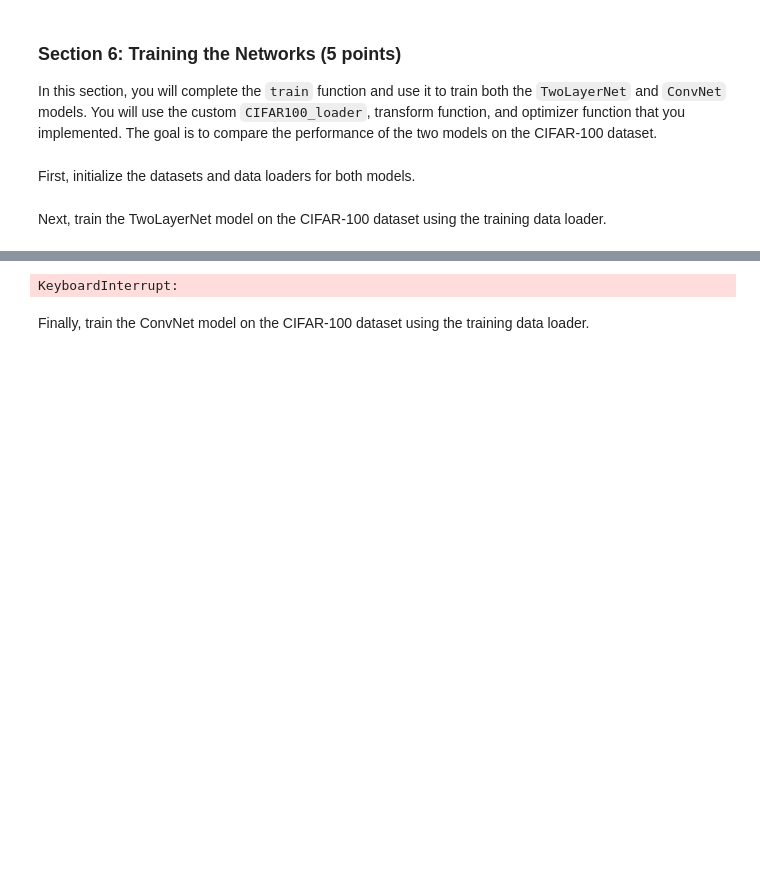
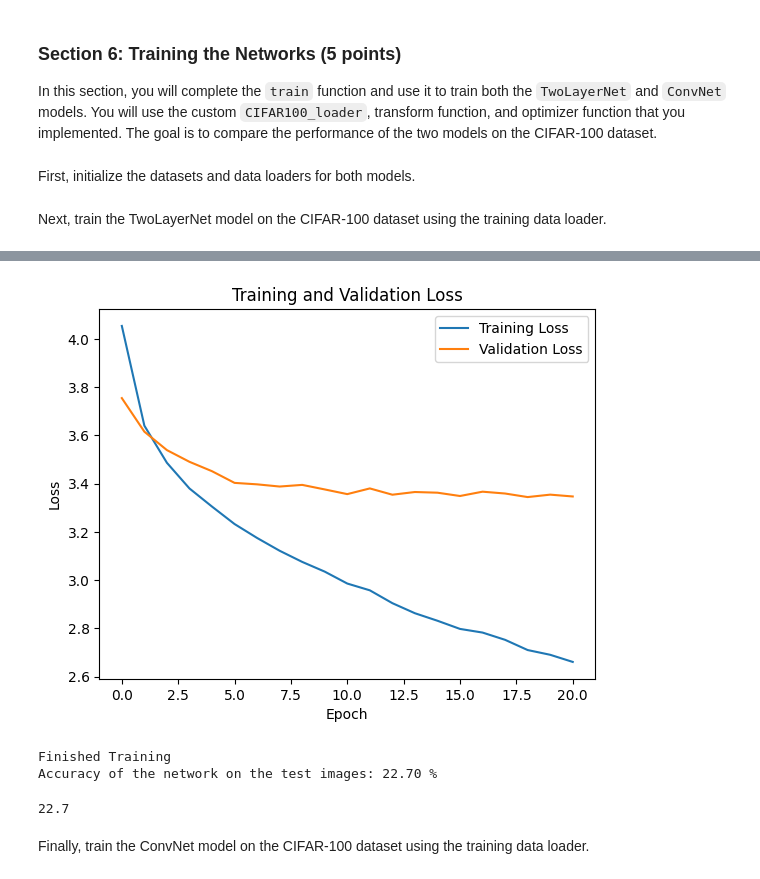
Before and after one commit to chaosido/cv1, a Jupyter notebook: final-lab/cv1-final-lab-part-2.ipynb, the cells around one changed output, grey strips where cells are left out. Cells and saved outputs as stored; diff of their text form; code cells hidden in the pictures; blank space fills up the shorter version.

```diff
--- a/final-lab/cv1-final-lab-part-2.ipynb
+++ b/final-lab/cv1-final-lab-part-2.ipynb
@@ -455,7 +454,7 @@ def create_transforms(stats): #stats is the mean and average of the respective d
 
     return transform
 # %%
-def create_optimizer(model, learning_rate=0.001):
+def create_optimizer(model, learning_rate=0.001, method = 'Adam', weight_decay = 0):
     '''
     Creates an optimizer for the model.
 
@@ -468,7 +467,12 @@ def create_optimizer(model, learning_rate=0.001):
     '''
 
     # YOUR CODE HERE
-    return optim.Adam(model.parameters(), lr=learning_rate)
+    if method == 'Adam':
+        return optim.Adam(model.parameters(), lr=learning_rate, weight_decay=weight_decay)
+    if method == 'SGD':
+        return torch.optim.SGD(model.parameters(), lr=learning_rate, weight_decay=weight_decay)
+    else:
+        return None
 # %% [markdown]
 <a id="section-6"></a>
 ### **Section 6: Training the Networks (5 points)**
@@ -492,6 +496,7 @@ def validate(net, testloader):
 
     # Determine the device to run the model on
     device = torch.device("cuda" if torch.cuda.is_available() else "cpu")
+    net.to(device)
     correct, total = 0, 0
 
     # Disable gradient computation
@@ -641,9 +647,10 @@ def train(net, train_loader, validation_loader, criterion, optimizer, model_name
 # %% [markdown]
 First, initialize the datasets and data loaders for both models.
 # %%
+# YOUR CODE HERE
+import os
+from torch.utils.data import Subset
 from sklearn.model_selection import train_test_split
-from torch.utils.data import Subset
-
 # Creating a stratified train-validation split:
 indices = list(range(len(train_set)))
 train_indices, val_indices = train_test_split(indices, test_size=0.2, random_state=random_seed, stratify=train_set.targets, shuffle=True)
@@ -652,9 +659,9 @@ train_subset = Subset(train_set, train_indices)
 val_subset = Subset(train_set, val_indices)
 
 
-training_data_loader = DataLoader(train_subset, batch_size=2048, shuffle=True)
-validation_data_loader = DataLoader(val_subset, batch_size=2048, shuffle=False)
-test_data_loader = DataLoader(test_set, batch_size=2048, shuffle=False)
+training_data_loader = DataLoader(train_subset, batch_size=1024, shuffle=True)
+validation_data_loader = DataLoader(val_subset, batch_size=1024, shuffle=False)
+test_data_loader = DataLoader(test_set, batch_size=1024, shuffle=False)
 # %% [markdown]
 Next, train the TwoLayerNet model on the CIFAR-100 dataset using the training data loader.
 # %%
@@ -664,13 +671,17 @@ num_classes = 100
 
 
 net = TwoLayerNet(input_size, hidden_size, num_classes)
-#mse as a criterion for
 criterion = nn.CrossEntropyLoss()
+optimizer = create_optimizer(net, learning_rate=0.001)
+model_name = "TwoLayerNet_baseline"
 
+re_train = True
 
-optimizer = create_optimizer(net)
-train(net, train_data_loader, criterion, optimizer, epochs=8)
+if not os.path.exists(f'./best_model_{model_name}.pth') or re_train:
+    train(net, training_data_loader,validation_data_loader, criterion, optimizer,model_name, epochs=60)
+else:
+    net.load_state_dict(torch.load(f'best_model_{model_name}.pth'))
 
-validate(net, test_data_loader)
+validate(net, validation_data_loader)
 #validate_per_class(net, test_data_loader, classes)
 # %% [output]
@@ -678,4 +705,7 @@ Using device: cuda
+[figure, added]
-KeyboardInterrupt:
+Finished Training
+Accuracy of the network on the test images: 22.70 %
+22.7
 # %% [markdown]
 Finally, train the ConvNet model on the CIFAR-100 dataset using the training data loader.
 # %%
```
Also changed, not shown: parts of 19 cells of this notebook.
